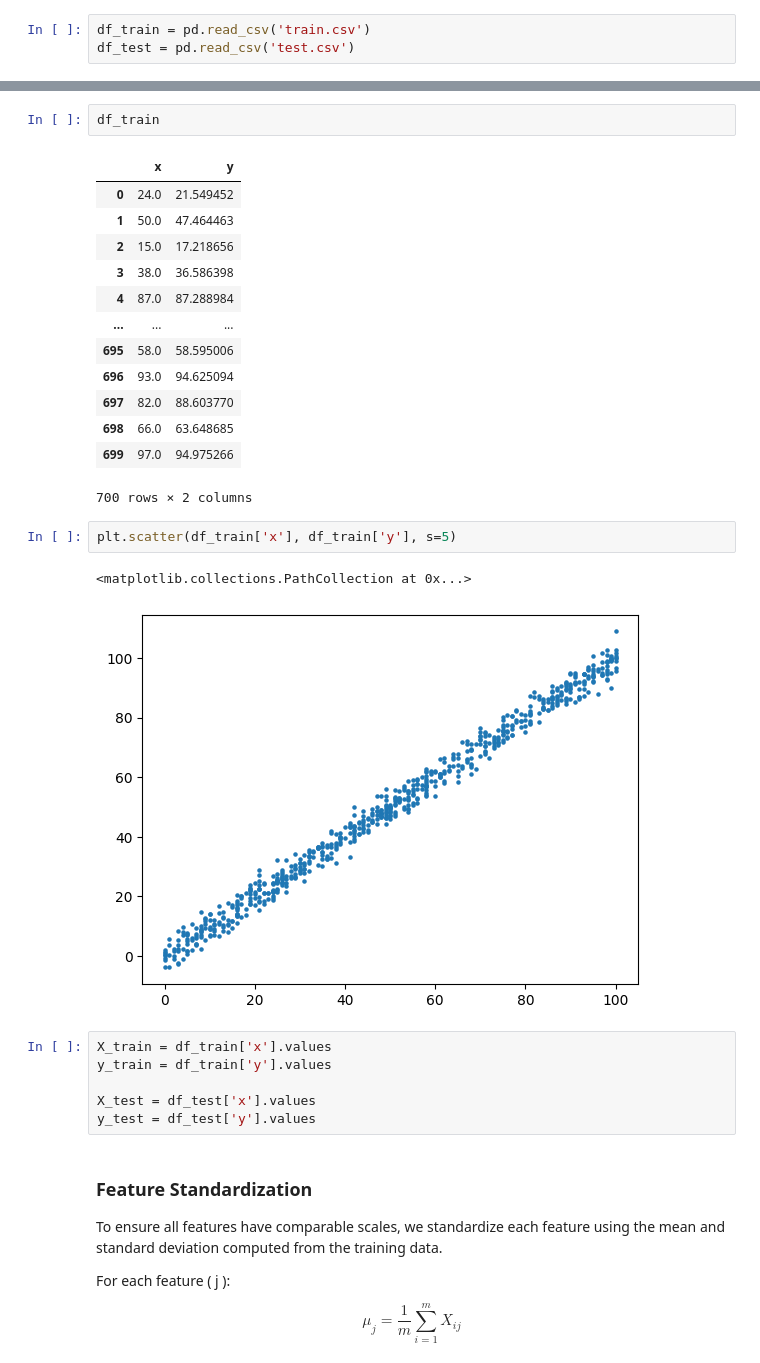
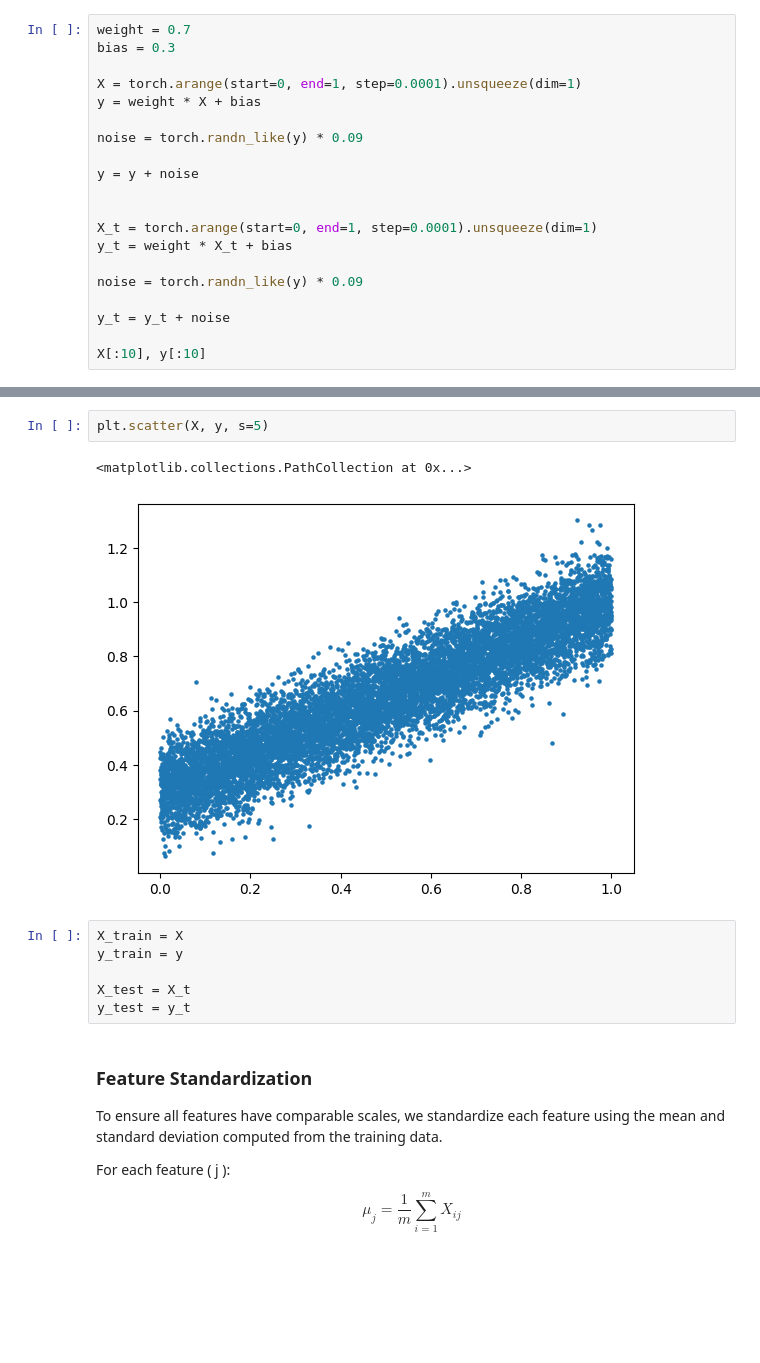
Before and after one commit to tahaElahibakhsh/ML_from_scratch, a Jupyter notebook: Linear_regression/LinearRegression.ipynb, the cells around one changed output, grey strips where cells are left out. Cells and saved outputs as stored; diff of their text form; blank space fills up the shorter version.

```diff
--- a/Linear_regression/LinearRegression.ipynb
+++ b/Linear_regression/LinearRegression.ipynb
@@ -6,3 +7,20 @@ import pickle
 # %%
-df_train = pd.read_csv('train.csv')
-df_test = pd.read_csv('test.csv')
+weight = 0.7
+bias = 0.3
+
+X = torch.arange(start=0, end=1, step=0.0001).unsqueeze(dim=1)
+y = weight * X + bias
+
+noise = torch.randn_like(y) * 0.09
+
+y = y + noise
+
+
+X_t = torch.arange(start=0, end=1, step=0.0001).unsqueeze(dim=1)
+y_t = weight * X_t + bias
+
+noise = torch.randn_like(y) * 0.09
+
+y_t = y_t + noise
+
+X[:10], y[:10]
@@ -9,30 +48,14 @@ df_test = pd.read_csv('test.csv')
-# %%
-df_train
-# %% [output]
-|  | x | y |
-| 0 | 24.0 | 21.549452 |
-| 1 | 50.0 | 47.464463 |
-| 2 | 15.0 | 17.218656 |
-| 3 | 38.0 | 36.586398 |
-| 4 | 87.0 | 87.288984 |
-| ... | ... | ... |
-| 695 | 58.0 | 58.595006 |
-| 696 | 93.0 | 94.625094 |
-| 697 | 82.0 | 88.603770 |
-| 698 | 66.0 | 63.648685 |
-| 699 | 97.0 | 94.975266 |
-700 rows × 2 columns
 # %%
-plt.scatter(df_train['x'], df_train['y'], s=5)
+plt.scatter(X, y, s=5)
 # %% [output]
 <matplotlib.collections.PathCollection at 0x...>
-[figure, old version]
+[figure, new version]
 # %%
-X_train = df_train['x'].values
-y_train = df_train['y'].values
+X_train = X
+y_train = y
 
-X_test = df_test['x'].values
-y_test = df_test['y'].values
+X_test = X_t
+y_test = y_t
 # %% [markdown]
 ### Feature Standardization
 
```
Also changed, not shown: parts of 8 cells of this notebook.
